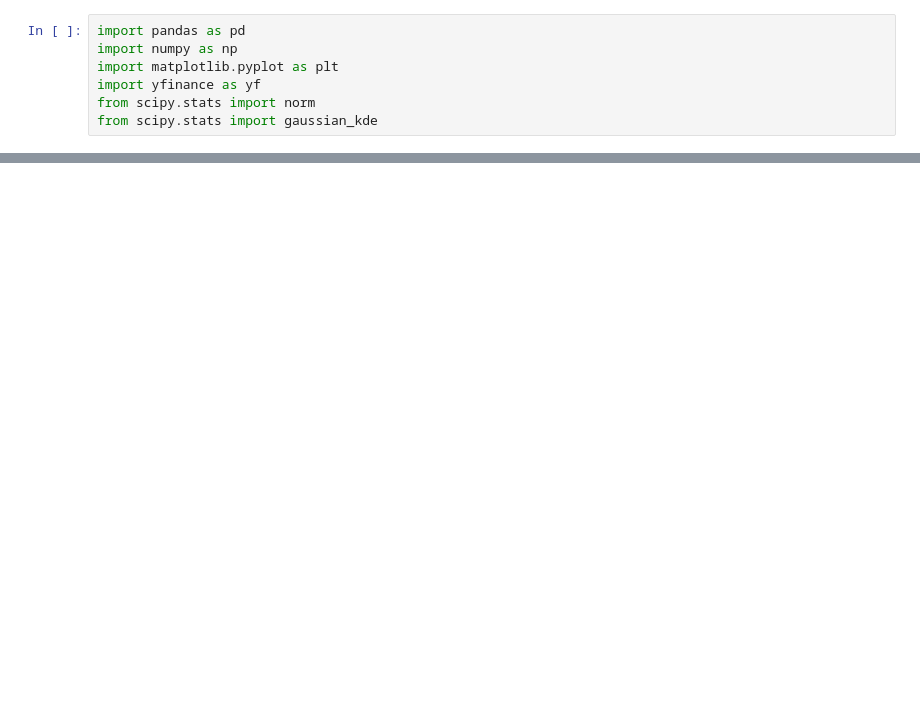
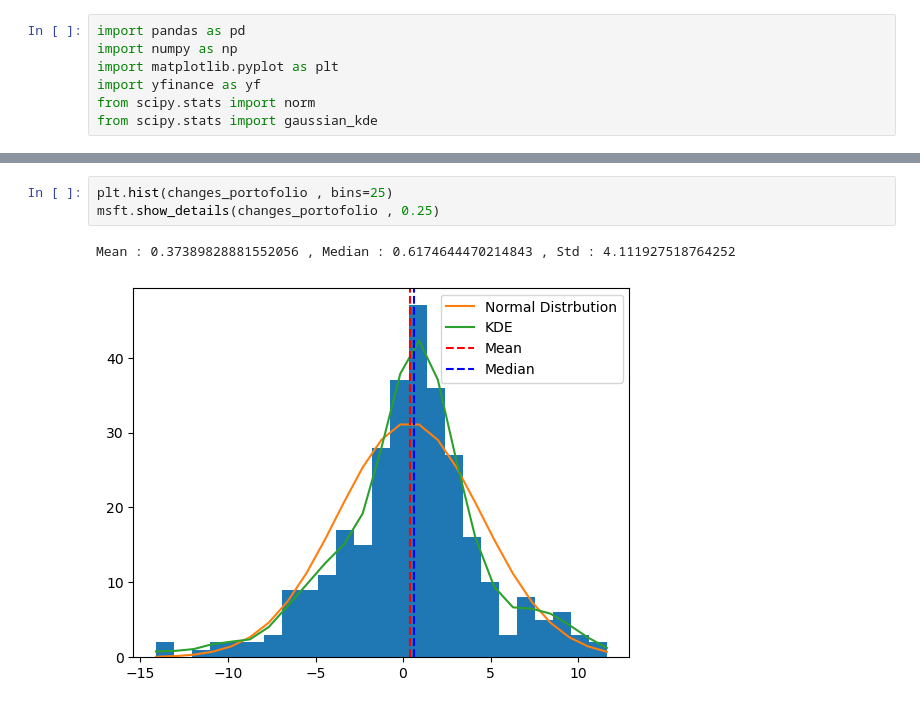
Before and after one commit to aliasherrii99/stock-VaR, a Jupyter notebook: part1.ipynb, the cells around one changed output, grey strips where cells are left out. Saved outputs shown, nothing was run; the diff lists cells and outputs as text; blank space fills up the shorter version.

```diff
--- a/part1.ipynb
+++ b/part1.ipynb
@@ -89,0 +133,6 @@ VaR at 99.0% confidence level: 17.35
+# %%
+plt.hist(changes_portofolio , bins=25)
+msft.show_details(changes_portofolio , 0.25)
+# %% [output]
+Mean : 0.37389828881552056 , Median : 0.6174644470214843 , Std : 4.111927518764252
+[figure, added]
```
Also changed, not shown: parts of 9 cells of this notebook.
